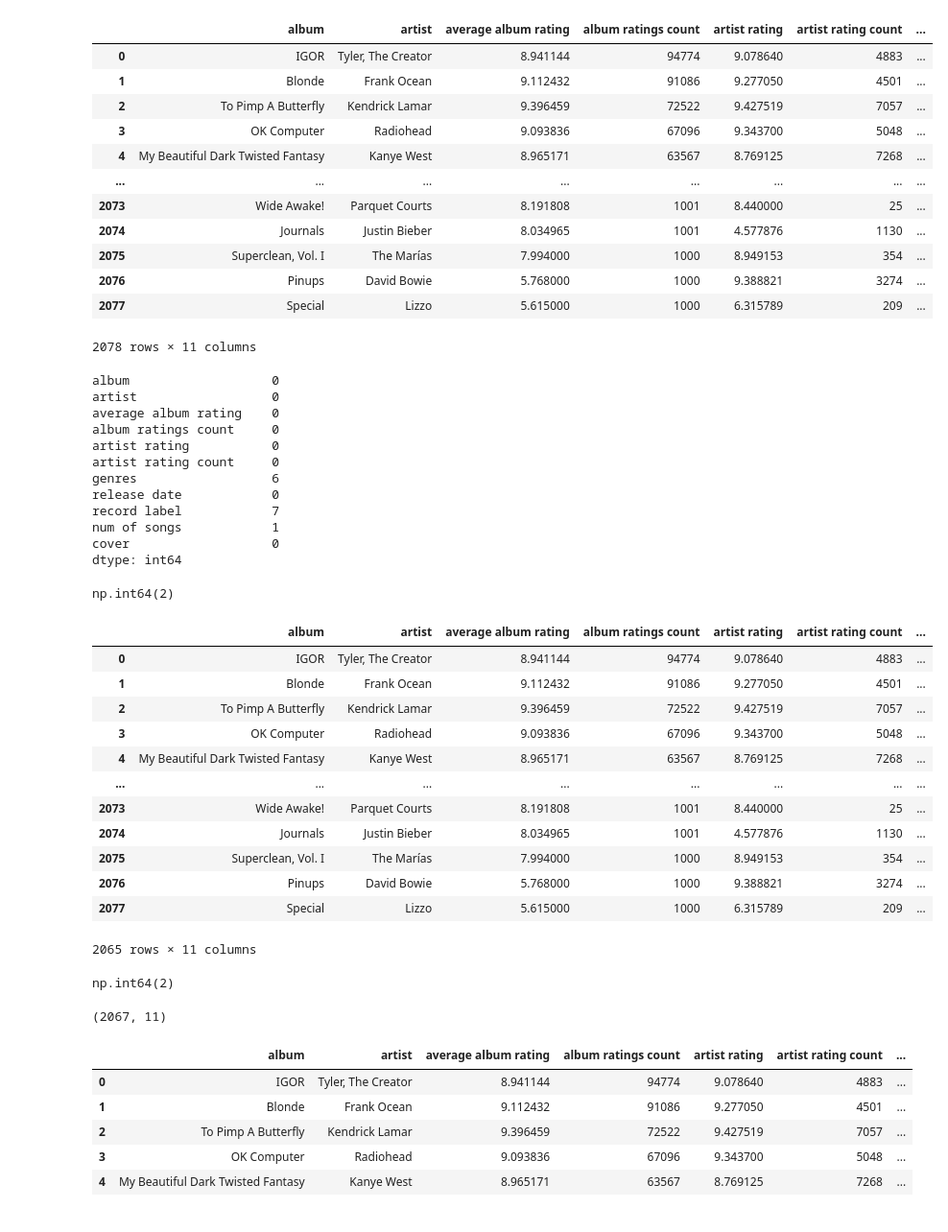
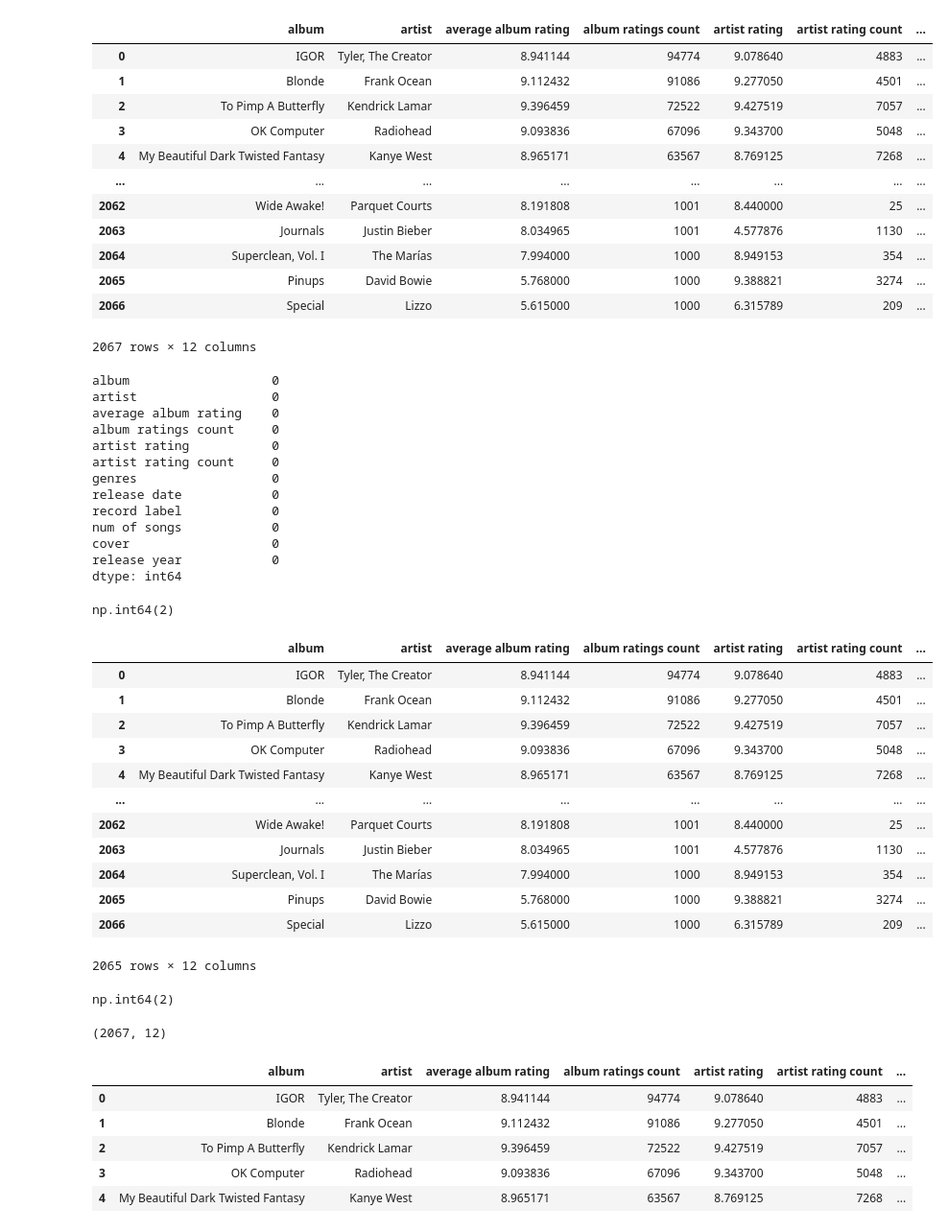
Before and after one commit to montanezm1/music-rec-system, a Jupyter notebook: notebooks/Music Recommendation System.ipynb, the cells around one changed output. Shown at 96% size. Drawn from its saved outputs; the diff is of its cells as text; code cells hidden in the pictures.

Commit message:
Updated data

```diff
--- a/notebooks/Music Recommendation System.ipynb
+++ b/notebooks/Music Recommendation System.ipynb
@@ -5,22 +5,22 @@ from sklearn.preprocessing import MinMaxScaler
 from sklearn.feature_extraction.text import CountVectorizer
 from sklearn.metrics.pairwise import cosine_similarity
 # %%
-df = pd.read_csv("./data/ratings_data.csv")
+df = pd.read_csv("../data/ratings_data.csv")
 df
 # %% [output]
 |  | album | artist | average album rating | album ratings count | artist rating | artist rating count | ... |
 | 0 | IGOR | Tyler, The Creator | 8.941144 | 94774 | 9.078640 | 4883 | ... |
 | 1 | Blonde | Frank Ocean | 9.112432 | 91086 | 9.277050 | 4501 | ... |
 | 2 | To Pimp A Butterfly | Kendrick Lamar | 9.396459 | 72522 | 9.427519 | 7057 | ... |
 | 3 | OK Computer | Radiohead | 9.093836 | 67096 | 9.343700 | 5048 | ... |
 | 4 | My Beautiful Dark Twisted Fantasy | Kanye West | 8.965171 | 63567 | 8.769125 | 7268 | ... |
 | ... | ... | ... | ... | ... | ... | ... | ... |
-| 2073 | Wide Awake! | Parquet Courts | 8.191808 | 1001 | 8.440000 | 25 | ... |
-| 2074 | Journals | Justin Bieber | 8.034965 | 1001 | 4.577876 | 1130 | ... |
-| 2075 | Superclean, Vol. I | The Marías | 7.994000 | 1000 | 8.949153 | 354 | ... |
-| 2076 | Pinups | David Bowie | 5.768000 | 1000 | 9.388821 | 3274 | ... |
-| 2077 | Special | Lizzo | 5.615000 | 1000 | 6.315789 | 209 | ... |
+| 2062 | Wide Awake! | Parquet Courts | 8.191808 | 1001 | 8.440000 | 25 | ... |
+| 2063 | Journals | Justin Bieber | 8.034965 | 1001 | 4.577876 | 1130 | ... |
+| 2064 | Superclean, Vol. I | The Marías | 7.994000 | 1000 | 8.949153 | 354 | ... |
+| 2065 | Pinups | David Bowie | 5.768000 | 1000 | 9.388821 | 3274 | ... |
+| 2066 | Special | Lizzo | 5.615000 | 1000 | 6.315789 | 209 | ... |
-2078 rows × 11 columns
+2067 rows × 12 columns
 # %%
 df.isnull().sum()
 # %% [output]
@@ -30,11 +30,12 @@ average album rating    0
 album ratings count     0
 artist rating           0
 artist rating count     0
-genres                  6
+genres                  0
 release date            0
-record label            7
-num of songs            1
+record label            0
+num of songs            0
 cover                   0
+release year            0
 dtype: int64
 # %%
 df.dropna(inplace=True)
@@ -52,12 +53,12 @@ df.drop_duplicates()
 | 3 | OK Computer | Radiohead | 9.093836 | 67096 | 9.343700 | 5048 | ... |
 | 4 | My Beautiful Dark Twisted Fantasy | Kanye West | 8.965171 | 63567 | 8.769125 | 7268 | ... |
 | ... | ... | ... | ... | ... | ... | ... | ... |
-| 2073 | Wide Awake! | Parquet Courts | 8.191808 | 1001 | 8.440000 | 25 | ... |
-| 2074 | Journals | Justin Bieber | 8.034965 | 1001 | 4.577876 | 1130 | ... |
-| 2075 | Superclean, Vol. I | The Marías | 7.994000 | 1000 | 8.949153 | 354 | ... |
-| 2076 | Pinups | David Bowie | 5.768000 | 1000 | 9.388821 | 3274 | ... |
-| 2077 | Special | Lizzo | 5.615000 | 1000 | 6.315789 | 209 | ... |
+| 2062 | Wide Awake! | Parquet Courts | 8.191808 | 1001 | 8.440000 | 25 | ... |
+| 2063 | Journals | Justin Bieber | 8.034965 | 1001 | 4.577876 | 1130 | ... |
+| 2064 | Superclean, Vol. I | The Marías | 7.994000 | 1000 | 8.949153 | 354 | ... |
+| 2065 | Pinups | David Bowie | 5.768000 | 1000 | 9.388821 | 3274 | ... |
+| 2066 | Special | Lizzo | 5.615000 | 1000 | 6.315789 | 209 | ... |
-2065 rows × 11 columns
+2065 rows × 12 columns
 # %%
 df.duplicated().sum()
 # %% [output]
@@ -65,7 +68,7 @@ np.int64(2)
 # %%
 df.shape
 # %% [output]
-(2067, 11)
+(2067, 12)
 # %%
 df.head()
 # %% [output]
```
Also changed, not shown: parts of 4 cells of this notebook, 2 other files.
